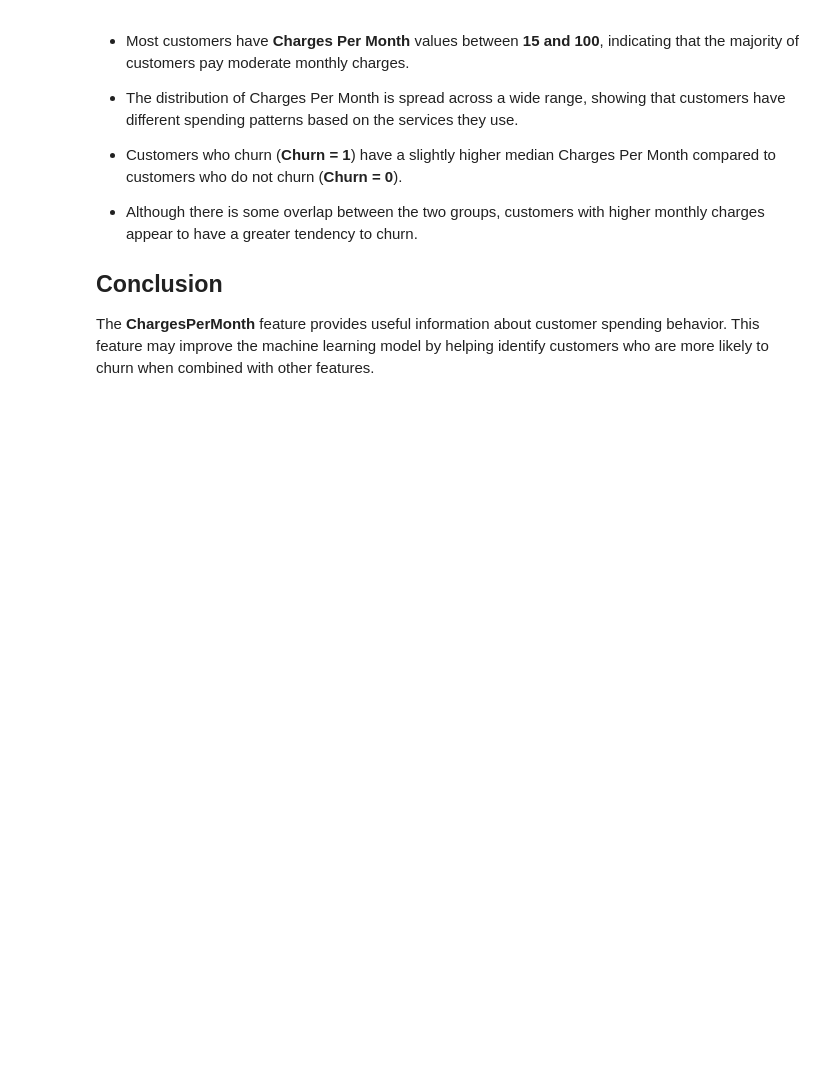
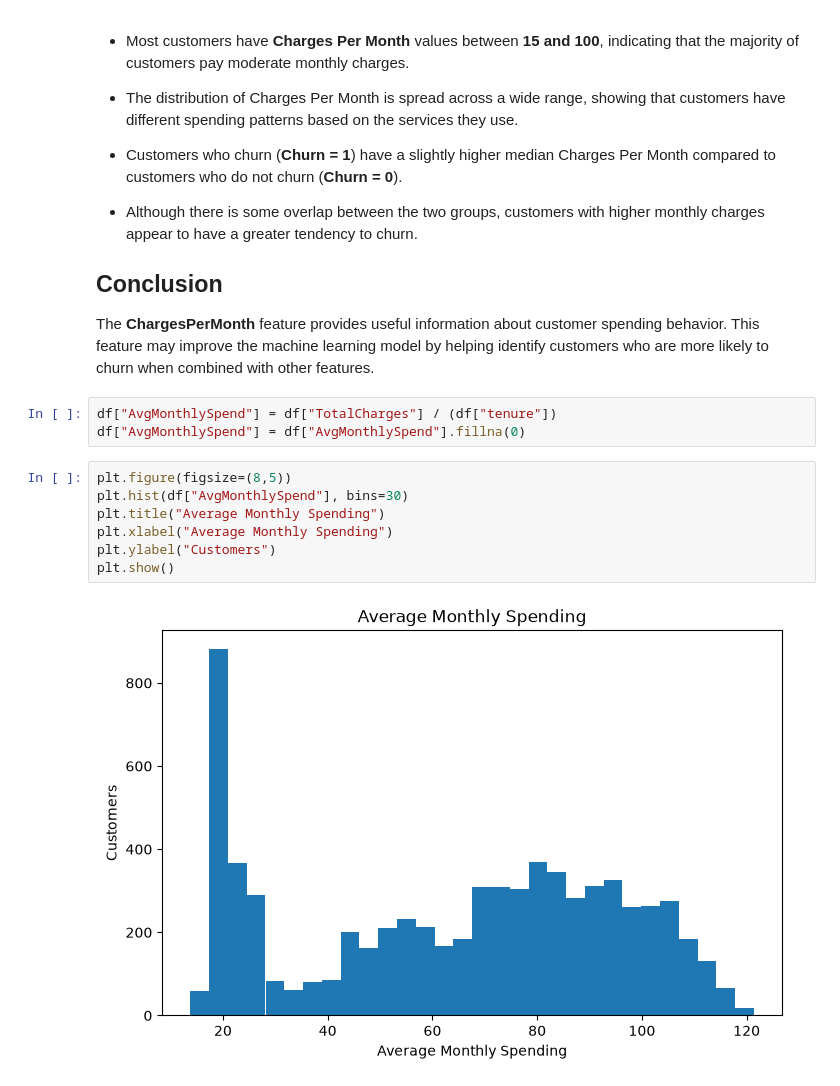
Before and after one commit to janupalliradhika/customer-churn-prediction, a Jupyter notebook: notebooks/eda.ipynb, the cells around one changed output. Drawn from its saved outputs; the diff is of its cells as text; blank space fills up the shorter version.

```diff
--- a/notebooks/eda.ipynb
+++ b/notebooks/eda.ipynb
@@ -780,3 +824,15 @@ plt.show()
 ## Conclusion
 
 The **ChargesPerMonth** feature provides useful information about customer spending behavior. This feature may improve the machine learning model by helping identify customers who are more likely to churn when combined with other features.
+# %%
+df["AvgMonthlySpend"] = df["TotalCharges"] / (df["tenure"])
+df["AvgMonthlySpend"] = df["AvgMonthlySpend"].fillna(0)
+# %%
+plt.figure(figsize=(8,5))
+plt.hist(df["AvgMonthlySpend"], bins=30)
+plt.title("Average Monthly Spending")
+plt.xlabel("Average Monthly Spending")
+plt.ylabel("Customers")
+plt.show()
+# %% [output]
+[figure, added]
```
Also changed, not shown: parts of 10 cells of this notebook, 1 other file.
